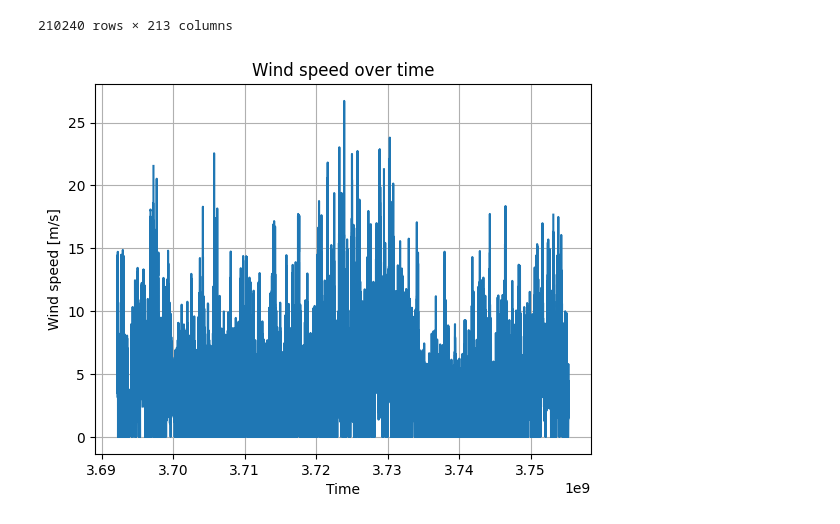
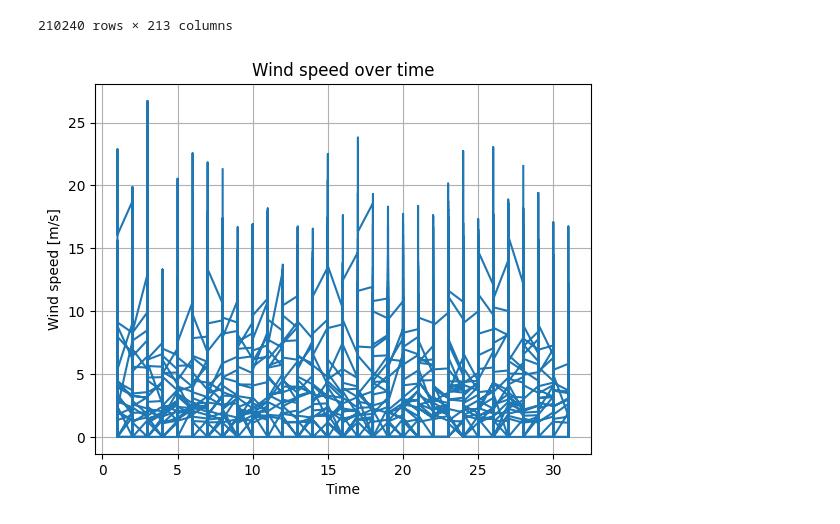
Before and after one commit to Qrax/PV-Systems-Data, a Jupyter notebook: Simulaties_met_amolf_data.ipynb, the cells around one changed output. Drawn from its saved outputs; the diff is of its cells as text; code cells hidden in the pictures.

```diff
--- a/Simulaties_met_amolf_data.ipynb
+++ b/Simulaties_met_amolf_data.ipynb
@@ -198,12 +227,12 @@ synced_df
 # %%
 #plot windsnelheid tov van tijd
 import matplotlib.pyplot as plt
 
-plt.plot(synced_df['AbsTime[s]'], synced_df['Avg Wind Speed [km/h] (WeatherStation)'])
+plt.plot(synced_df['Day'], synced_df['Avg Wind Speed [km/h] (WeatherStation)'])
 plt.xlabel('Time')
 plt.ylabel('Wind speed [m/s]')
 plt.title('Wind speed over time')
 plt.grid()
 plt.show()
 # %% [output]
-[figure, old version]
+[figure, new version]
```
Also changed, not shown: parts of 5 cells of this notebook.
